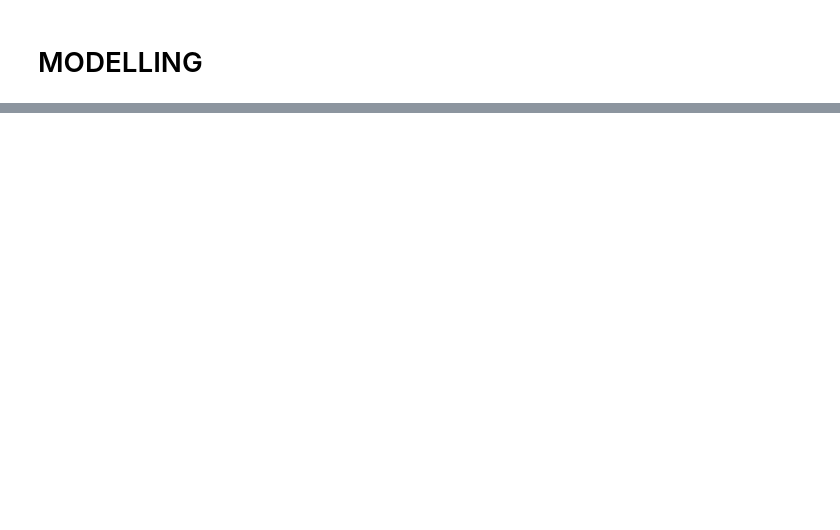
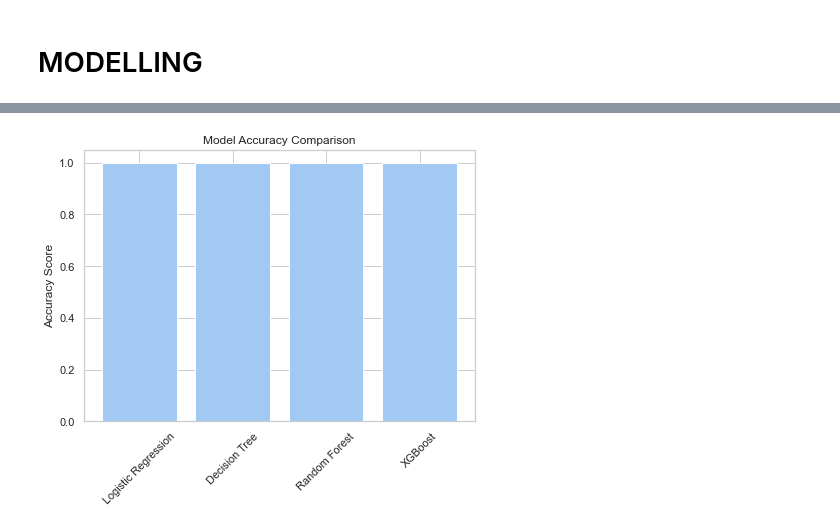
Before and after one commit to FGithaiga/FAKE_JOB_POSTING, a Jupyter notebook: index.ipynb, the cells around one changed output, grey strips where cells are left out. Drawn from its saved outputs; the diff is of its cells as text; code cells hidden in the pictures; blank space fills up the shorter version.

```diff
--- a/index.ipynb
+++ b/index.ipynb
@@ -566,0 +542,16 @@ The model is predicting every single class corectly including minority class.
+# %%
+accuracies = {}
+
+for name, model in models.items():
+    y_pred = model.predict(X_test)
+    acc = accuracy_score(y_test, y_pred)
+    accuracies[name] = acc
+
+plt.figure(figsize=(7,5))
+plt.bar(accuracies.keys(), accuracies.values())
+plt.title("Model Accuracy Comparison")
+plt.ylabel("Accuracy Score")
+plt.xticks(rotation=45)
+plt.show()
+# %% [output]
+[figure, added]
```
Also changed, not shown: parts of 35 cells of this notebook.
